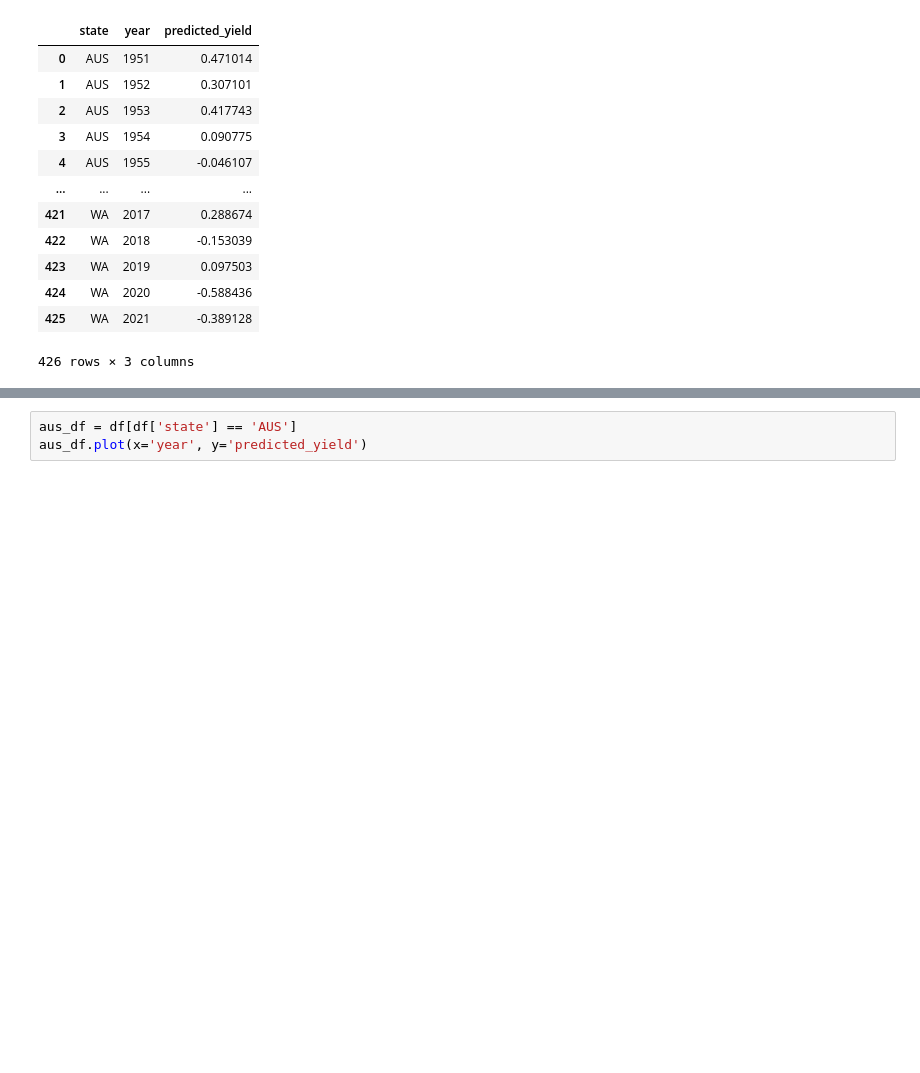
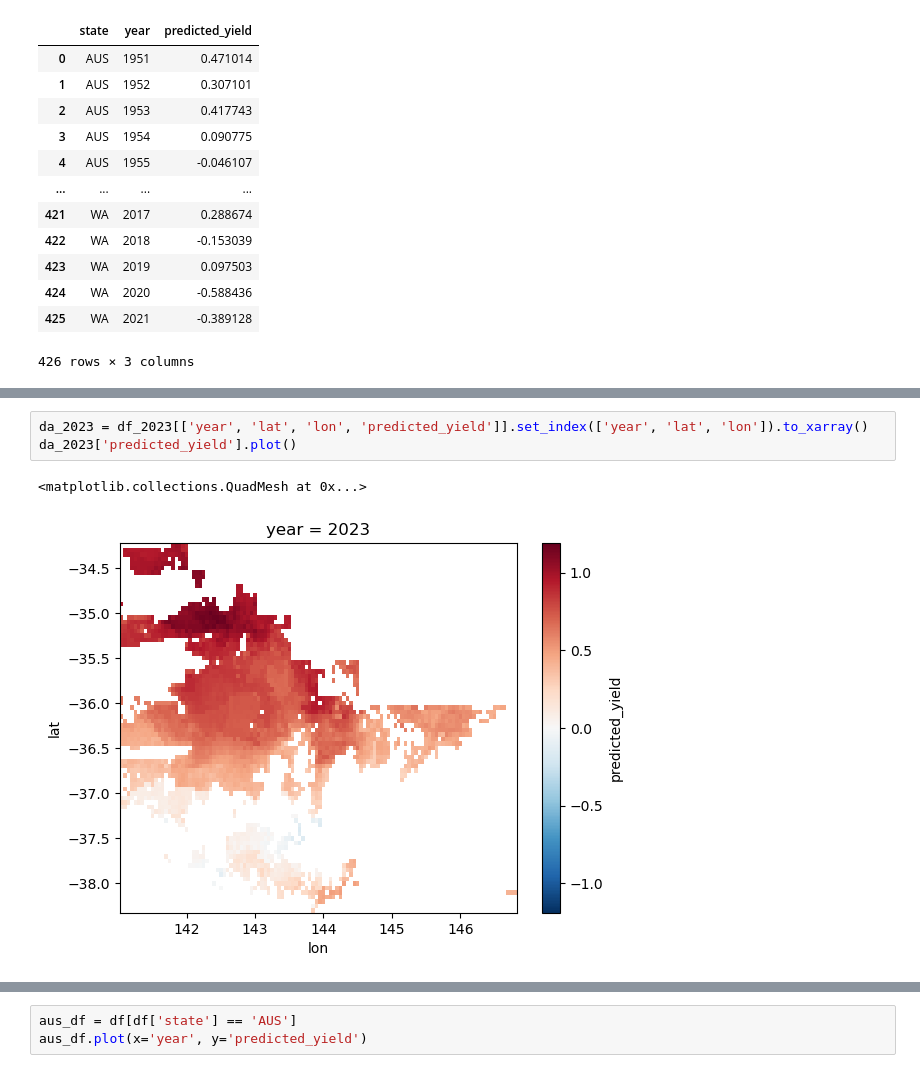
Before and after one commit to MattGrant1998/aus_wheat_yield, a Jupyter notebook: yield_predictions/test.ipynb, the cells around one changed output, grey strips where cells are left out. Drawn from its saved outputs; the diff is of its cells as text; blank space fills up the shorter version.

```diff
--- a/yield_predictions/test.ipynb
+++ b/yield_predictions/test.ipynb
@@ -21,0 +48,6 @@ df
+# %%
+da_2023 = df_2023[['year', 'lat', 'lon', 'predicted_yield']].set_index(['year', 'lat', 'lon']).to_xarray()
+da_2023['predicted_yield'].plot()
+# %% [output]
+<matplotlib.collections.QuadMesh at 0x...>
+[figure, added]
```
Also changed, not shown: parts of 2 cells of this notebook, 5 other files.
